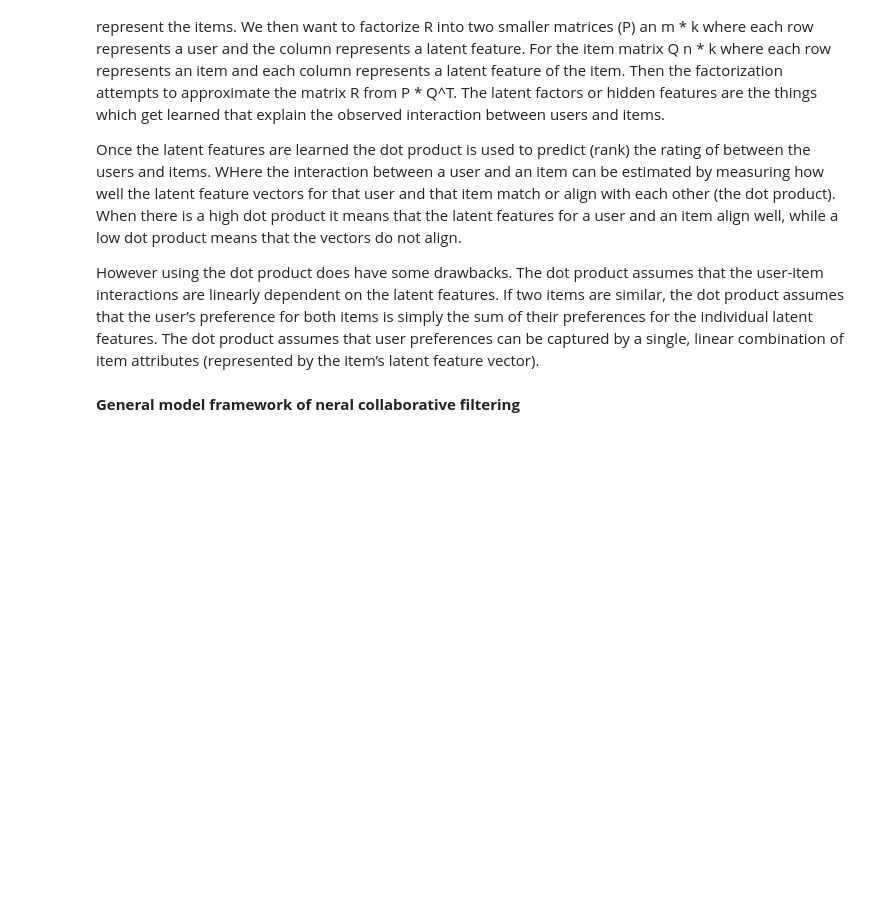
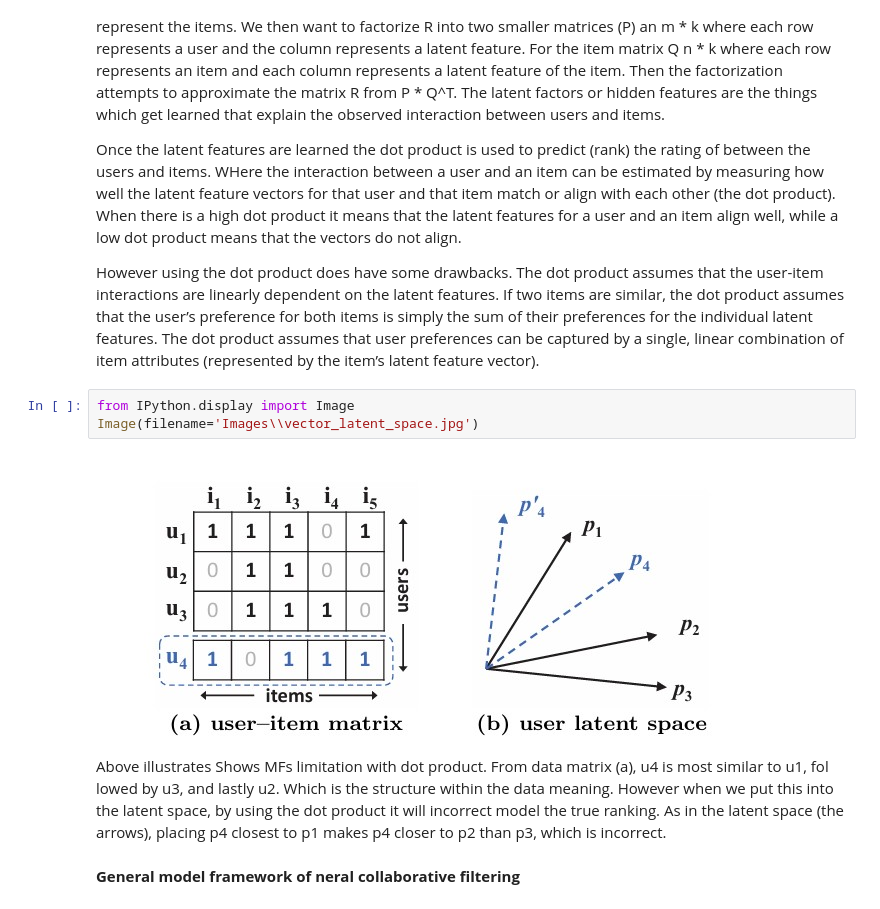
Before and after one commit to Baronlegend27/CS577-Project, a Jupyter notebook: ncf-notebook.ipynb, the cells around one changed output. Drawn from its saved outputs; the diff is of its cells as text; blank space fills up the shorter version.

Commit message:
Add ncf-notebook.ipynb and Images folder

```diff
--- a/ncf-notebook.ipynb
+++ b/ncf-notebook.ipynb
@@ -8,6 +8,17 @@ Matrix factorization models are used to discover latent features that explain th
 Once the latent features are learned the dot product is used to predict (rank) the rating of between the users and items. WHere the interaction between a user and an item can be estimated by measuring how well the latent feature vectors for that user and that item match or align with each other (the dot product). When there is a high dot product it means that the latent features for a user and an item align well, while a low dot product means that the vectors do not align.
 
 However using the dot product does have some drawbacks. The dot product assumes that the user-item interactions are linearly dependent on the latent features. If two items are similar, the dot product assumes that the user’s preference for both items is simply the sum of their preferences for the individual latent features. The dot product assumes that user preferences can be captured by a single, linear combination of item attributes (represented by the item’s latent feature vector).
+# %%
+from IPython.display import Image
+Image(filename='Images\\vector_latent_space.jpg')
+# %% [output]
+[figure, added]
+# %% [markdown]
+Above illustrates Shows MFs limitation with dot product.
+ From data matrix (a), u4 is most similar to u1, fol
+lowed by u3, and lastly u2. Which is the structure within the data meaning.
+However when we put this into the latent space, by using the dot product it will incorrect model the true ranking.
+As in the latent space (the arrows), placing p4 closest to p1 makes p4 closer to p2 than p3, which is incorrect.
 # %% [markdown]
 **General model framework of neral collaborative filtering**
 # %% [markdown]
```
Also changed, not shown: parts of 2 cells of this notebook, 3 other files.
